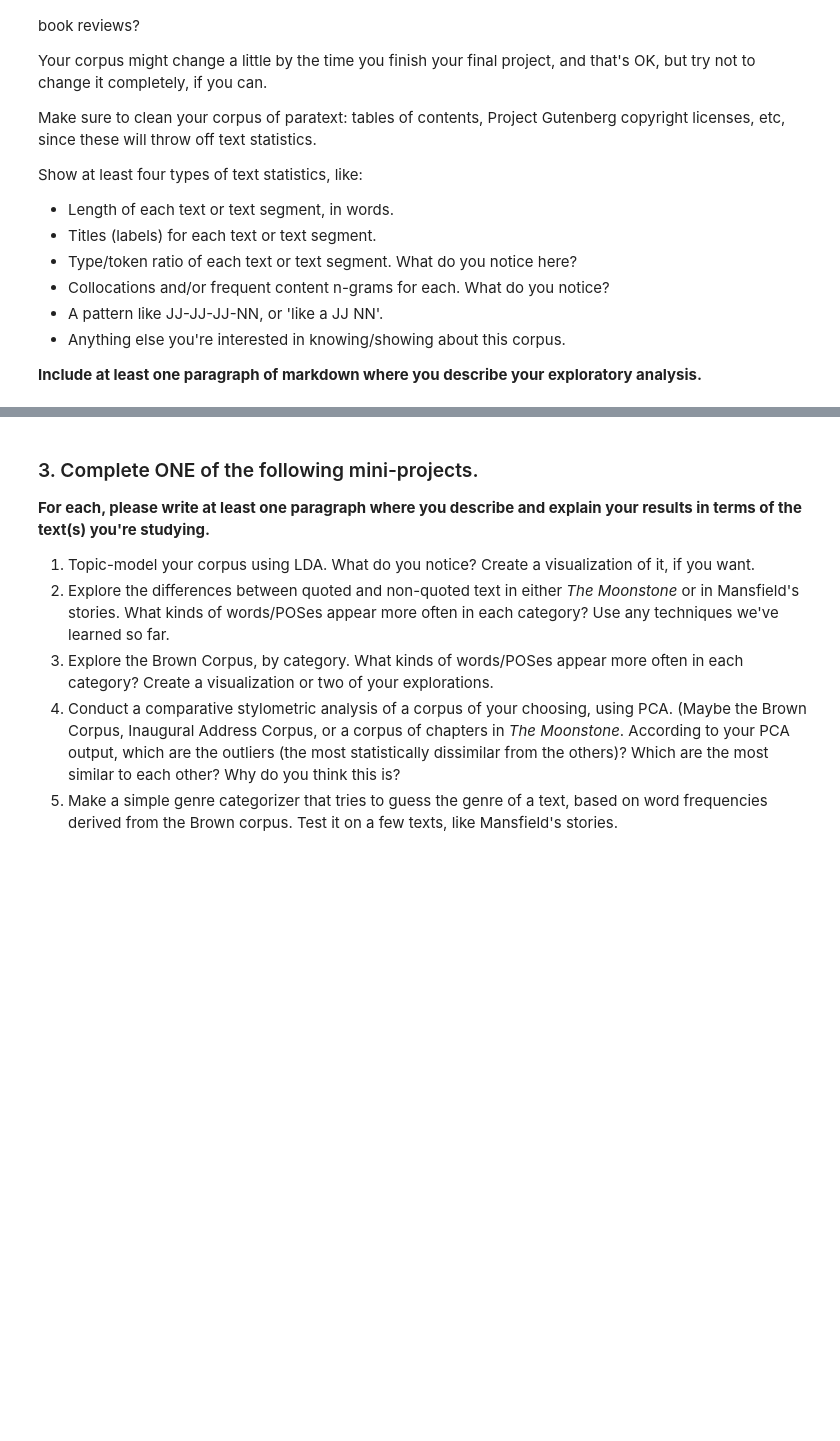
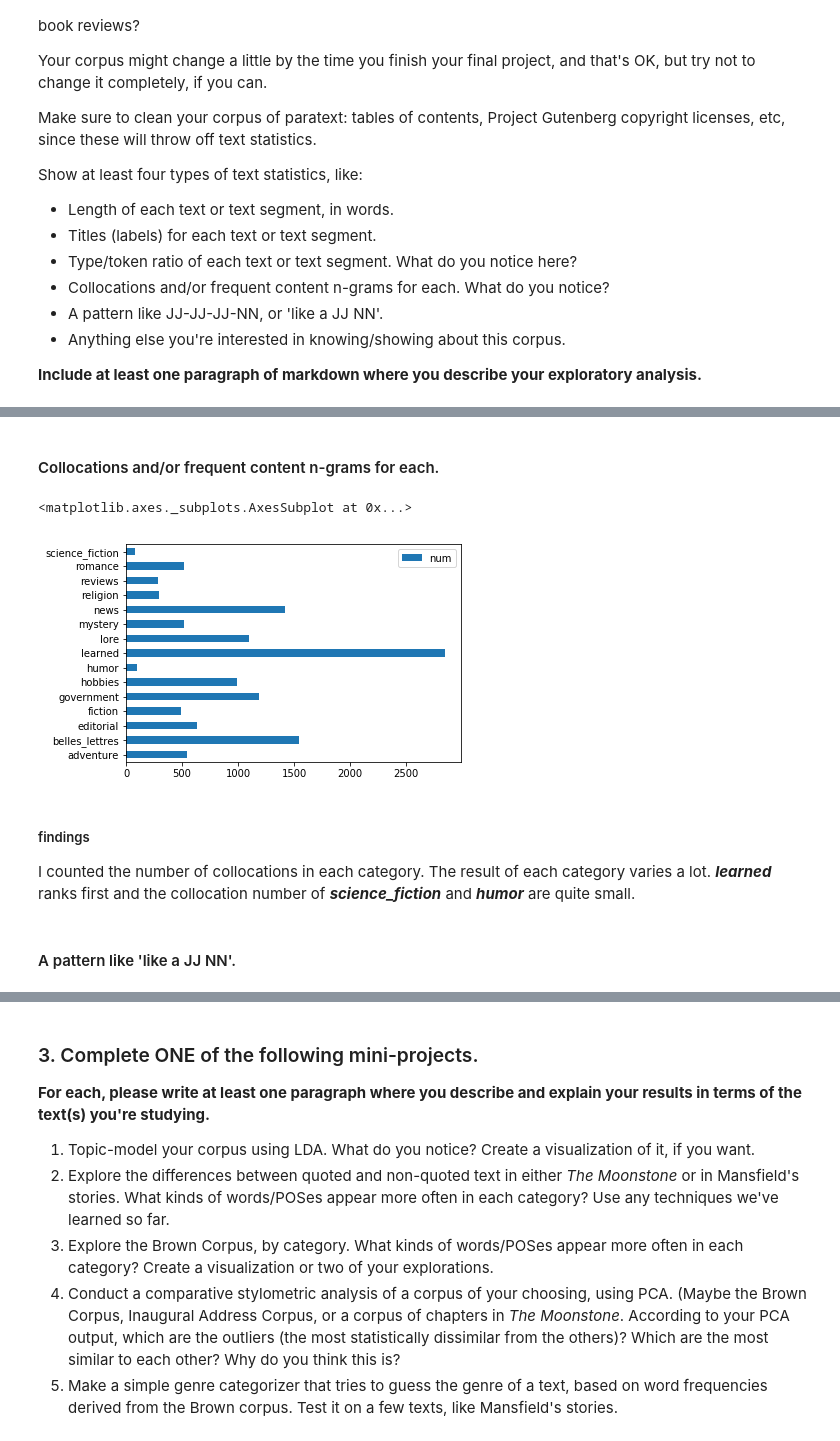
Before and after one commit to CgyAlexwong/Natural-Languague-Process, a Jupyter notebook: Homework/ChenGengyang-HW4.ipynb, the cells around one changed output, grey strips where cells are left out. Saved outputs shown, nothing was run; the diff lists cells and outputs as text; code cells hidden in the pictures; blank space fills up the shorter version.

```diff
--- a/Homework/ChenGengyang-HW4.ipynb
+++ b/Homework/ChenGengyang-HW4.ipynb
@@ -61,0 +138,24 @@ Insert your markdown here.
+# %% [markdown]
+#### Collocations and/or frequent content n-grams for each.
+# %%
+def getCollocations(tokens,window_size):
+    text=nltk.Text(tokens)
+    return text.collocation_list(window_size=window_size,num=10000)
+# %%
+collocations={}
+for text in texts:
+    collocations[text]=getCollocations(texts[text],2)
+# %%
+numOfNgrams=[len(collocations[category]) for category in collocations]
+# %%
+numDF=pd.DataFrame(numOfNgrams,index=labels,columns=['num'])
+# %%
+numDF.plot(kind='barh')
+# %% [output]
+<matplotlib.axes._subplots.AxesSubplot at 0x...>
+[figure, added]
+# %% [markdown]
+##### findings
+I counted the number of collocations in each category. The result of each category varies a lot. ***learned*** ranks first and the collocation number of ***science_fiction*** and ***humor*** are quite small.
+# %% [markdown]
+#### A pattern like 'like a JJ NN'.
```
Also changed, not shown: parts of 43 cells of this notebook, 1 other file.
